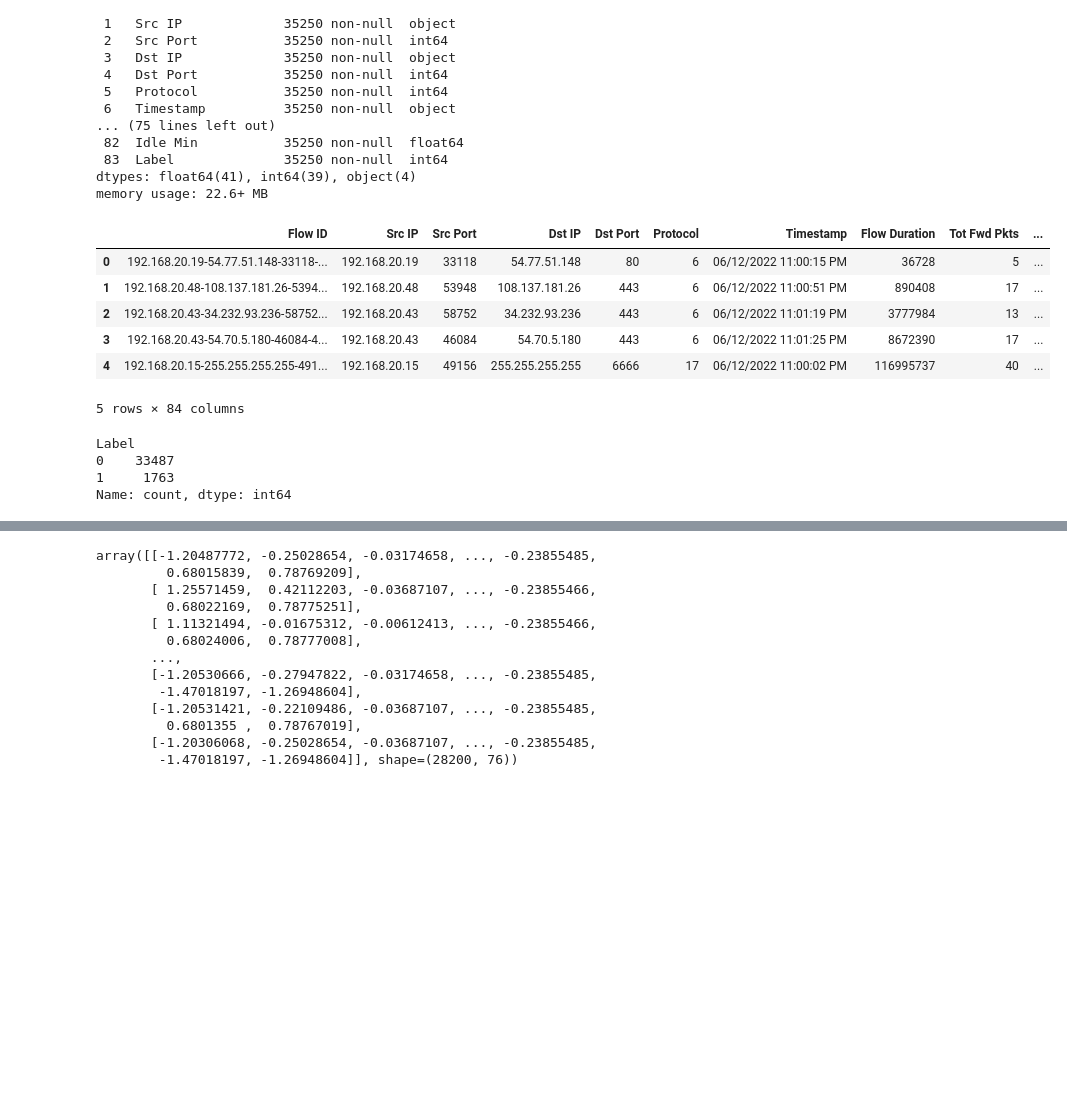
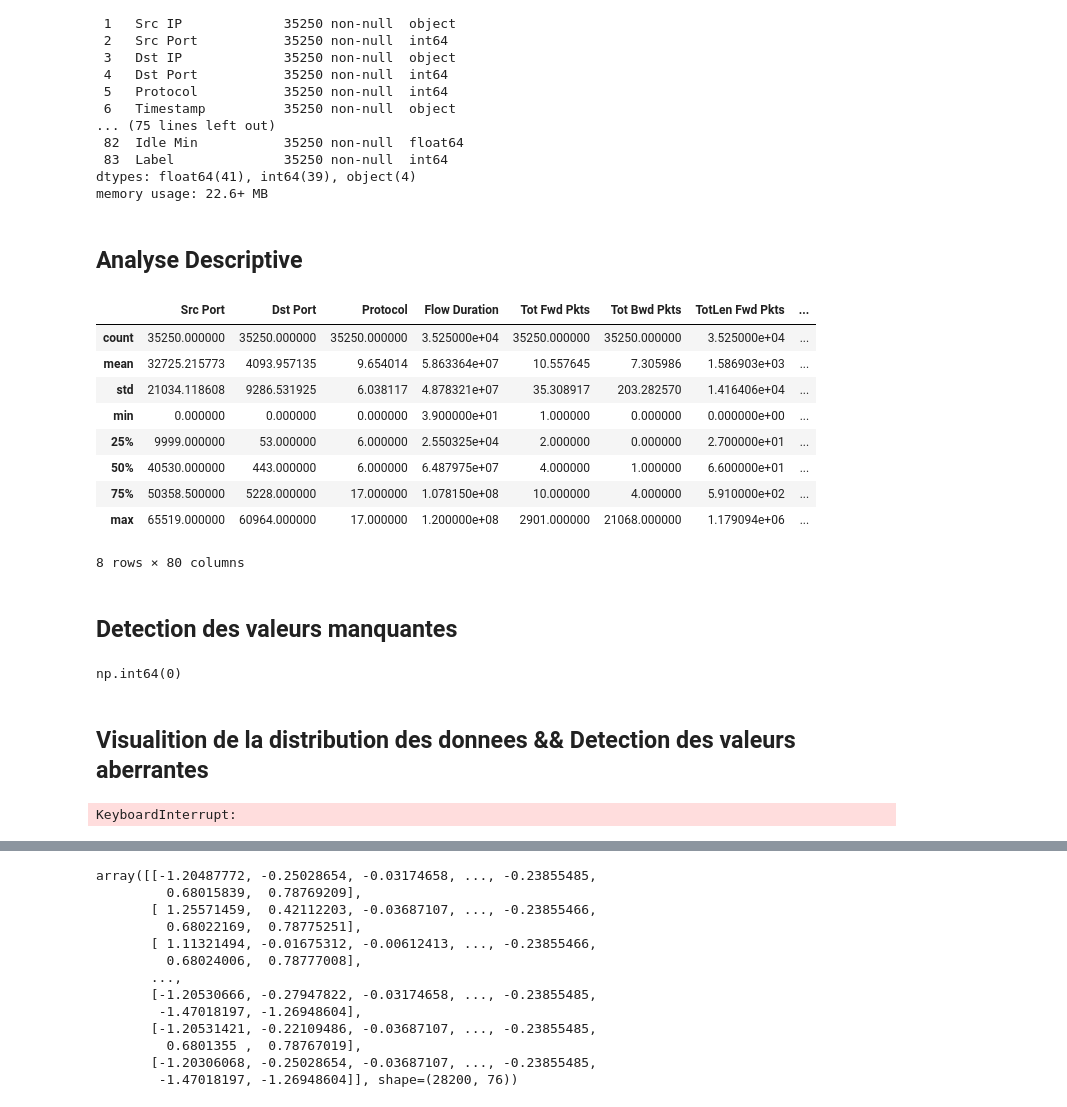
Before and after one commit to Ibrahima-Ndao/lightgbm-anomaly-detection, a Jupyter notebook: detection_anomalies_lightgbm.ipynb, the cells around one changed output, grey strips where cells are left out. Cells and saved outputs as stored; diff of their text form; code cells hidden in the pictures; blank space fills up the shorter version.

Commit message:
analyse descriptive et detection des valeurs aberrantes

```diff
--- a/detection_anomalies_lightgbm.ipynb
+++ b/detection_anomalies_lightgbm.ipynb
@@ -65,20 +63,34 @@ Data columns (total 84 columns):
  83  Label              35250 non-null  int64
 dtypes: float64(41), int64(39), object(4)
 memory usage: 22.6+ MB
+# %% [markdown]
+## Analyse Descriptive
 # %%
-df.head()
+df.describe()
 # %% [output]
-|  | Flow ID | Src IP | Src Port | Dst IP | Dst Port | Protocol | Timestamp | Flow Duration | Tot Fwd Pkts | ... |
-| 0 | 192.168.20.19-54.77.51.148-33118-... | 192.168.20.19 | 33118 | 54.77.51.148 | 80 | 6 | 06/12/2022 11:00:15 PM | 36728 | 5 | ... |
-| 1 | 192.168.20.48-108.137.181.26-5394... | 192.168.20.48 | 53948 | 108.137.181.26 | 443 | 6 | 06/12/2022 11:00:51 PM | 890408 | 17 | ... |
-| 2 | 192.168.20.43-34.232.93.236-58752... | 192.168.20.43 | 58752 | 34.232.93.236 | 443 | 6 | 06/12/2022 11:01:19 PM | 3777984 | 13 | ... |
-| 3 | 192.168.20.43-54.70.5.180-46084-4... | 192.168.20.43 | 46084 | 54.70.5.180 | 443 | 6 | 06/12/2022 11:01:25 PM | 8672390 | 17 | ... |
-| 4 | 192.168.20.15-255.255.255.255-491... | 192.168.20.15 | 49156 | 255.255.255.255 | 6666 | 17 | 06/12/2022 11:00:02 PM | 116995737 | 40 | ... |
+|  | Src Port | Dst Port | Protocol | Flow Duration | Tot Fwd Pkts | Tot Bwd Pkts | TotLen Fwd Pkts | ... |
+| count | 35250.000000 | 35250.000000 | 35250.000000 | 3.525000e+04 | 35250.000000 | 35250.000000 | 3.525000e+04 | ... |
+| mean | 32725.215773 | 4093.957135 | 9.654014 | 5.863364e+07 | 10.557645 | 7.305986 | 1.586903e+03 | ... |
+| std | 21034.118608 | 9286.531925 | 6.038117 | 4.878321e+07 | 35.308917 | 203.282570 | 1.416406e+04 | ... |
+| min | 0.000000 | 0.000000 | 0.000000 | 3.900000e+01 | 1.000000 | 0.000000 | 0.000000e+00 | ... |
+| 25% | 9999.000000 | 53.000000 | 6.000000 | 2.550325e+04 | 2.000000 | 0.000000 | 2.700000e+01 | ... |
+| 50% | 40530.000000 | 443.000000 | 6.000000 | 6.487975e+07 | 4.000000 | 1.000000 | 6.600000e+01 | ... |
+| 75% | 50358.500000 | 5228.000000 | 17.000000 | 1.078150e+08 | 10.000000 | 4.000000 | 5.910000e+02 | ... |
+| max | 65519.000000 | 60964.000000 | 17.000000 | 1.200000e+08 | 2901.000000 | 21068.000000 | 1.179094e+06 | ... |
-5 rows × 84 columns
+8 rows × 80 columns
-# %%
-df['Label'].value_counts()
-# %% [output]
-Label
-0    33487
-1     1763
-Name: count, dtype: int64
+# %% [markdown]
+## Detection des valeurs manquantes
+# %%
+df.isnull().sum().sum()
+# %% [output]
+np.int64(0)
+# %% [markdown]
+## Visualition de la distribution des donnees && Detection des valeurs aberrantes
+# %%
+for col in df.select_dtypes('number').columns:
+    fig, axes = plt.subplots(nrows=1, ncols=2, figsize=(12, 4))
+    sns.histplot(df[col], ax = axes[0])
+    sns.boxplot(df[col], ax = axes[1], showmeans=True)
+plt.show()
+# %% [output]
+KeyboardInterrupt:
```
Also changed, not shown: parts of 9 cells of this notebook.
